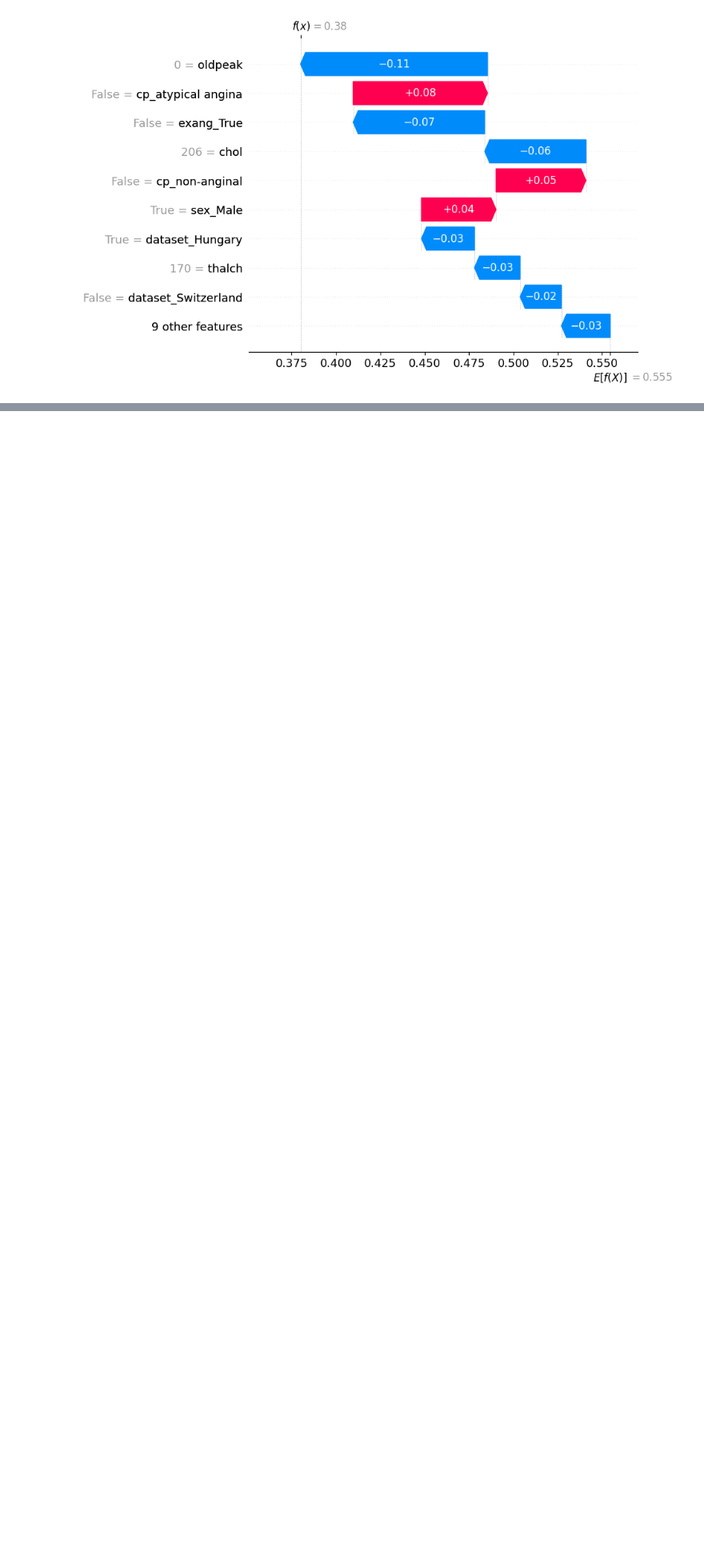
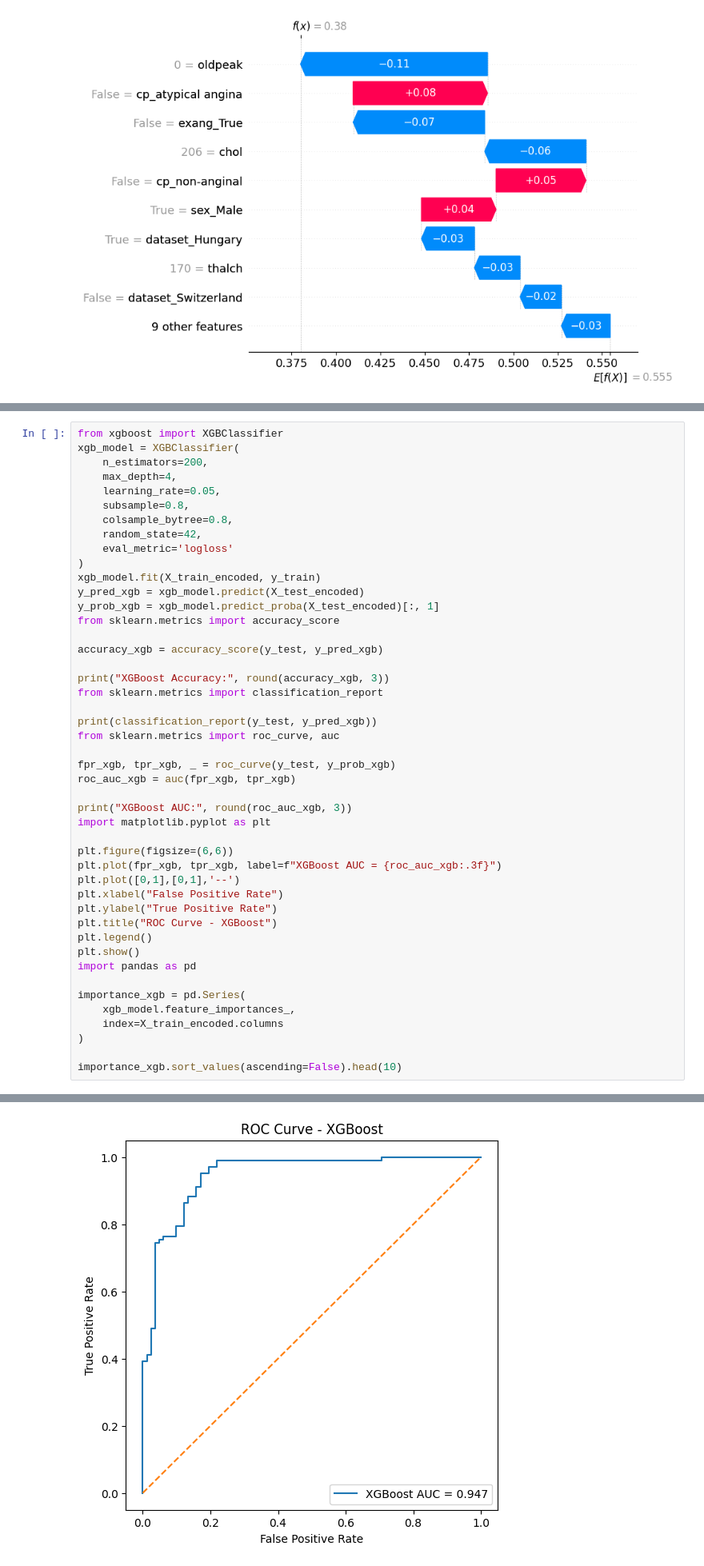
Before and after one commit to ushaswi09/heart-risk-prediction, a Jupyter notebook: heart_risk_prediction.ipynb, the cells around one changed output, grey strips where cells are left out. Shown at 80% size. Cells and saved outputs as stored; diff of their text form; blank space fills up the shorter version.

```diff
--- a/heart_risk_prediction.ipynb
+++ b/heart_risk_prediction.ipynb
@@ -739,0 +746,47 @@ Risk Probability: 0.95
+# %%
+from xgboost import XGBClassifier
+xgb_model = XGBClassifier(
+    n_estimators=200,
+    max_depth=4,
+    learning_rate=0.05,
+    subsample=0.8,
+    colsample_bytree=0.8,
+    random_state=42,
+    eval_metric='logloss'
+)
+xgb_model.fit(X_train_encoded, y_train)
+y_pred_xgb = xgb_model.predict(X_test_encoded)
+y_prob_xgb = xgb_model.predict_proba(X_test_encoded)[:, 1]
+from sklearn.metrics import accuracy_score
+
+accuracy_xgb = accuracy_score(y_test, y_pred_xgb)
+
+print("XGBoost Accuracy:", round(accuracy_xgb, 3))
+from sklearn.metrics import classification_report
+
+print(classification_report(y_test, y_pred_xgb))
+from sklearn.metrics import roc_curve, auc
+
+fpr_xgb, tpr_xgb, _ = roc_curve(y_test, y_prob_xgb)
+roc_auc_xgb = auc(fpr_xgb, tpr_xgb)
+
+print("XGBoost AUC:", round(roc_auc_xgb, 3))
+import matplotlib.pyplot as plt
+
+plt.figure(figsize=(6,6))
+plt.plot(fpr_xgb, tpr_xgb, label=f"XGBoost AUC = {roc_auc_xgb:.3f}")
+plt.plot([0,1],[0,1],'--')
+plt.xlabel("False Positive Rate")
+plt.ylabel("True Positive Rate")
+plt.title("ROC Curve - XGBoost")
+plt.legend()
+plt.show()
+import pandas as pd
+
+importance_xgb = pd.Series(
+    xgb_model.feature_importances_,
+    index=X_train_encoded.columns
+)
+
+importance_xgb.sort_values(ascending=False).head(10)
+# %% [output]
@@ -739,0 +804 @@ Risk Probability: 0.95
+[figure, added]
```
Also changed, not shown: parts of 3 cells of this notebook.
